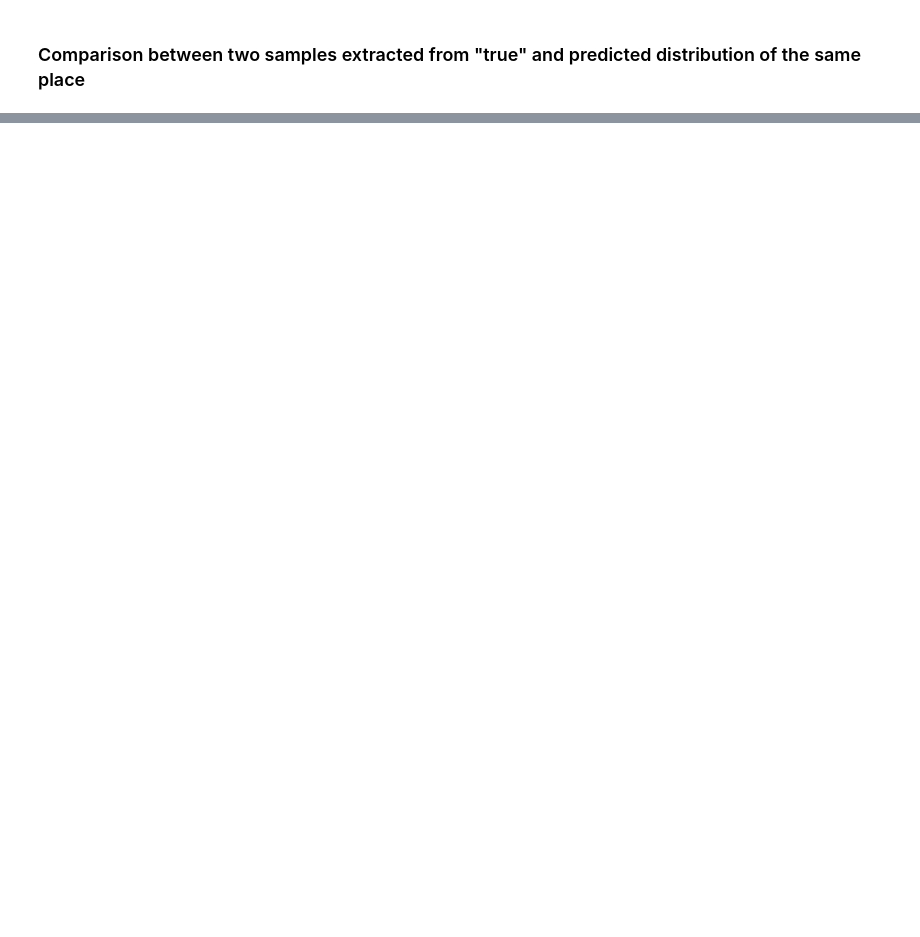
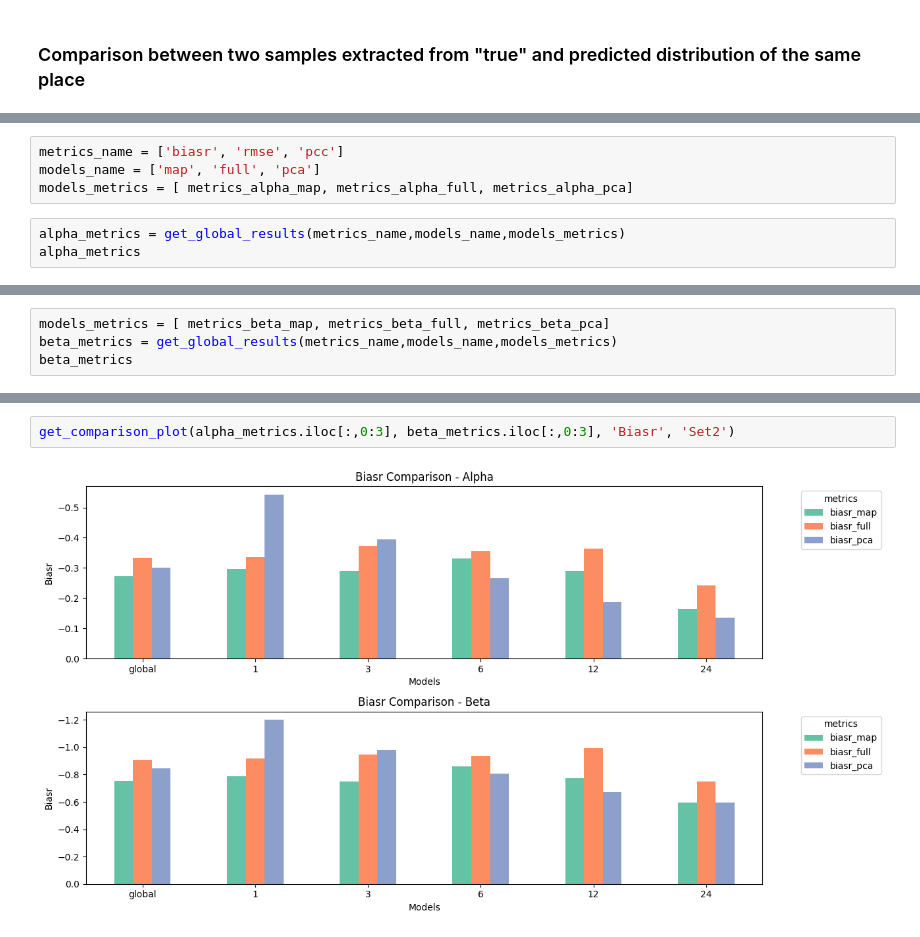
Before and after one commit to oshodiS/Rainfall-BetaEstimation, a Jupyter notebook: Rainfall BETA.ipynb, the cells around one changed output, grey strips where cells are left out. Saved outputs shown, nothing was run; the diff lists cells and outputs as text; blank space fills up the shorter version.

Commit message:
metrics details

```diff
--- a/Rainfall BETA.ipynb
+++ b/Rainfall BETA.ipynb
@@ -838,0 +898,7 @@ True beta :  19.013652302300454 Predicted  beta : 25.609308
+# %%
+metrics_name = ['biasr', 'rmse', 'pcc']
+models_name = ['map', 'full', 'pca']
+models_metrics = [ metrics_alpha_map, metrics_alpha_full, metrics_alpha_pca]
+# %%
+alpha_metrics = get_global_results(metrics_name,models_name,models_metrics)
+alpha_metrics
@@ -838,0 +913,4 @@ True beta :  19.013652302300454 Predicted  beta : 25.609308
+# %%
+models_metrics = [ metrics_beta_map, metrics_beta_full, metrics_beta_pca]
+beta_metrics = get_global_results(metrics_name,models_name,models_metrics)
+beta_metrics
@@ -838,0 +925,4 @@ True beta :  19.013652302300454 Predicted  beta : 25.609308
+# %%
+get_comparison_plot(alpha_metrics.iloc[:,0:3], beta_metrics.iloc[:,0:3], 'Biasr', 'Set2')
+# %% [output]
+[figure, added]
```
Also changed, not shown: parts of 41 cells of this notebook.
